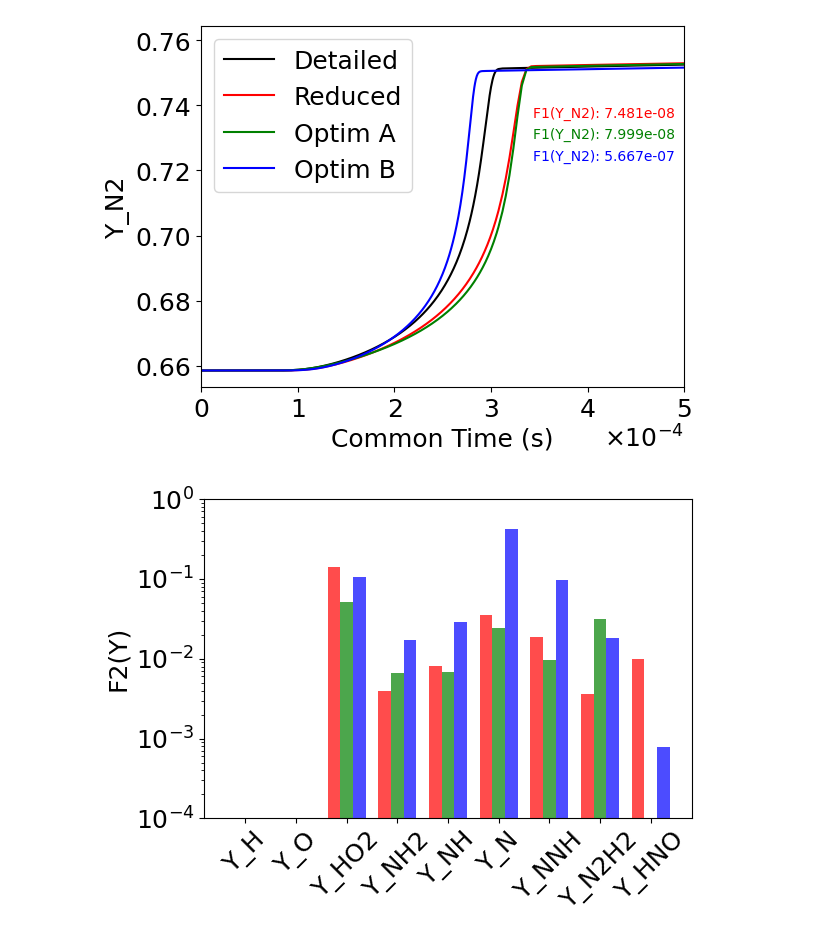
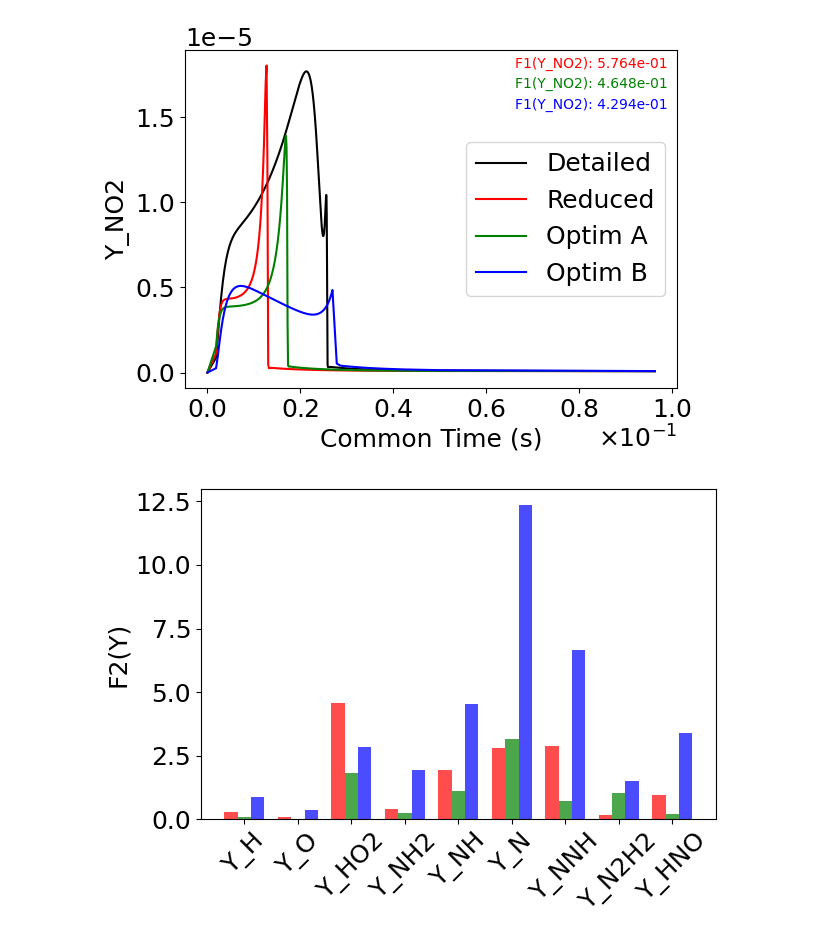
Before and after one commit to MartinMNKG/Automated_Reduced, a Jupyter notebook: notebook/Visu_PMO.ipynb, the cells around one changed output. Drawn from its saved outputs; the diff is of its cells as text; code cells hidden in the pictures.

```diff
--- a/notebook/Visu_PMO.ipynb
+++ b/notebook/Visu_PMO.ipynb
@@ -15,13 +15,16 @@ yaml = YAML()
 main_path = os.getcwd()
 with open("../data/Info_species_fitness.yaml", "r") as f:
     data = yaml.load(f)
-Name_Folder = "0D_1case"
+Name_Folder = "0D"
 flag_output= True
 
 data_d = pd.read_csv(f"/work/kotlarcm/WORK/Automated_Reduced/{Name_Folder}/Processing_Detailed.csv")
 data_r = pd.read_csv(f"/work/kotlarcm/WORK/Automated_Reduced/{Name_Folder}/Processing_Reduced.csv")
-data_o = pd.read_csv(f"/work/kotlarcm/WORK/Automated_Reduced/{Name_Folder}/Processing_OPTIM_A.csv")
-data_ob = pd.read_csv(f"/work/kotlarcm/WORK/Automated_Reduced/{Name_Folder}/Processing_OPTIM_B.csv")
+data_o = pd.read_csv(f"/work/kotlarcm/WORK/Automated_Reduced/{Name_Folder}/Processing_OptimA.csv")
+data_ob = pd.read_csv(f"/work/kotlarcm/WORK/Automated_Reduced/{Name_Folder}/Processing_OptimB.csv")
+
+case = data_d["P_Init"].nunique()*  data_d["T_Init"].nunique()  *  data_d["Phi_Init"].nunique()  *  data_d["Mixt_Init"].nunique()
+lenght= int(data_d.shape[0]/ case)
 # %%
 Err_r,F1r,F2r,F3r,F4r = Calculate_PMO(data_d,data_r,data,main_path,flag_output)
 Err_A,F1o,F2o,F3o,F4o = Calculate_PMO(data_d,data_o,data,main_path,flag_output)
@@ -60,15 +75,20 @@ plt.savefig("PMO_Err_F1.png")
 # %%
-species = "Y_N2"
+species = "Y_NO2"
+selected_case = 20
+
+loc_data_d = data_d.iloc[selected_case*lenght:selected_case*lenght+lenght]
+loc_data_r =data_r.iloc[selected_case*lenght:selected_case*lenght+lenght]
+loc_data_o =data_o.iloc[selected_case*lenght:selected_case*lenght+lenght]
+loc_data_ob = data_ob.iloc[selected_case*lenght:selected_case*lenght+lenght]
 plt.figure()
 
 # Tracé des courbes
-plt.plot(data_d["common_grid"], data_d[species], 'k', label="Detailed")
-plt.plot(data_d["common_grid"], data_r[species], 'r', label="Reduced")
-plt.plot(data_d["common_grid"], data_o[species], 'g', label="Optim A")
-plt.plot(data_d["common_grid"], data_ob[species], 'b', label="Optim B")
+plt.plot(loc_data_d["common_grid"], loc_data_d[species], 'k', label="Detailed")
+plt.plot(loc_data_r["common_grid"], loc_data_r[species], 'r', label="Reduced")
+plt.plot(loc_data_o["common_grid"], loc_data_o[species], 'g', label="Optim A")
+plt.plot(loc_data_ob["common_grid"], loc_data_ob[species], 'b', label="Optim B")
 
 # Limites, légendes et axes
-plt.xlim([0, 0.0005])
 plt.gca().xaxis.set_major_formatter(ticker.ScalarFormatter(useMathText=True))
 plt.ticklabel_format(axis='x', style='sci', scilimits=(0, 0))
 plt.legend()
@@ -76,13 +96,13 @@ plt.ylabel(f"{species}")
 plt.xlabel("Common Time (s)")
 
 # Récupération des valeurs
-val_r = F1r[0][integrate_species.index(species)]
-val_o = F1o[0][integrate_species.index(species)]
-val_ob = F1ob[0][integrate_species.index(species)]
+val_r = np.array(F1r)[selected_case,integrate_species.index(species)]
+val_o = np.array(F1o)[selected_case,integrate_species.index(species)]
+val_ob = np.array(F1ob)[selected_case,integrate_species.index(species)]
 
 # Position de départ du texte (en coordonnées Axes)
 x_text = 0.98
-y_start = 0.78
+y_start = 0.98
 line_spacing = 0.06
 
 # Texte coloré
@@ -99,29 +119,28 @@ plt.gca().text(x_text, y_start - 2*line_spacing, f"F1({species}): {val_ob:.3e}",
 plt.tight_layout()
 plt.savefig(f"PMO_F1_{species}.png")
 # %% [output]
-[figure, old version]
+[figure, new version]
 # %%
 
 # Définir la largeur des barres
 bar_width = 0.25
 plt.rcParams.update({'font.size': 18})
 plt.figure()
 
 # Positions sur l'axe des x pour chaque barre (en fonction du nombre d'espèces)
 x = np.arange(len(peak_species))
 
 # Ajouter les barres pour F1r[0], F1o[0] et F1ob[0]
-plt.bar(x - bar_width, F2r[0], width=bar_width,color="r", label="Reduced", alpha=0.7)
-plt.bar(x, F2o[0], width=bar_width,color= "g", label="OPTIM A", alpha=0.7)
-plt.bar(x + bar_width, F2ob[0], width=bar_width, color="b",label="OPTIM B", alpha=0.7)
+plt.bar(x - bar_width, np.sum(F2r,axis=0), width=bar_width,color="r", label="Reduced", alpha=0.7)
+plt.bar(x, np.sum(F2o,axis=0), width=bar_width,color= "g", label="OPTIM A", alpha=0.7)
+plt.bar(x + bar_width, np.sum(F2ob,axis=0), width=bar_width, color="b",label="OPTIM B", alpha=0.7)
 
 # Ajouter des titres et des labels
 
 plt.ylabel("F2(Y)")
 plt.xticks(x, peak_species, rotation=45)
-plt.yscale("log")
-plt.ylim([1e-4,1e0])
+# plt.yscale("log")
 plt.tight_layout()
 plt.savefig("PMO_Err_F2.png")
 # %% [output]
-[figure, old version]
+[figure, new version]
```
Also changed, not shown: parts of 10 cells of this notebook.
